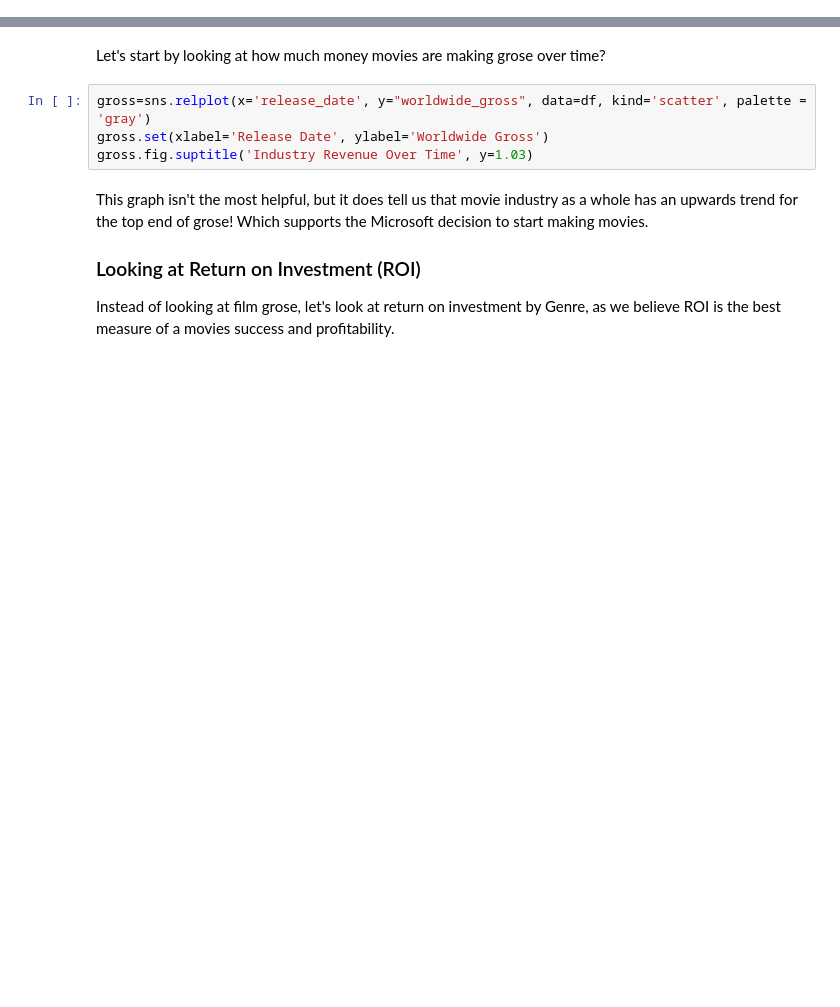
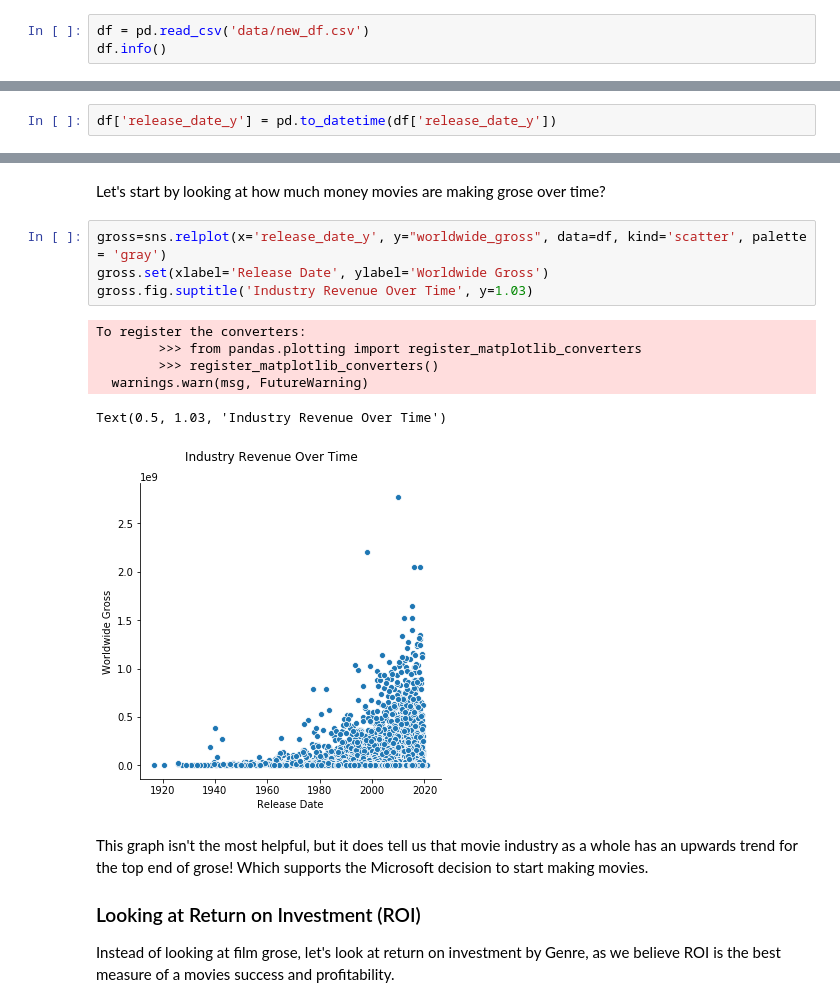
Before and after one commit to JillCarrie/Module1, a Jupyter notebook: Movie_Magic.ipynb, the cells around one changed output, grey strips where cells are left out. Cells and saved outputs as stored; diff of their text form; blank space fills up the shorter version.

```diff
--- a/Movie_Magic.ipynb
+++ b/Movie_Magic.ipynb
@@ -22,0 +20,3 @@ SyntaxError: invalid syntax (<ipython-input-2-1ae2c6b446ff>, line 7)
+# %%
+df = pd.read_csv('data/new_df.csv')
+df.info()
@@ -22,0 +41,2 @@ SyntaxError: invalid syntax (<ipython-input-2-1ae2c6b446ff>, line 7)
+# %%
+df['release_date_y'] = pd.to_datetime(df['release_date_y'])
@@ -25,9 +95,16 @@ SyntaxError: invalid syntax (<ipython-input-2-1ae2c6b446ff>, line 7)
 # %% [markdown]
 Let's start by looking at how much money movies are making grose over time?
 # %%
-gross=sns.relplot(x='release_date', y="worldwide_gross", data=df, kind='scatter', palette = 'gray')
+gross=sns.relplot(x='release_date_y', y="worldwide_gross", data=df, kind='scatter', palette = 'gray')
 gross.set(xlabel='Release Date', ylabel='Worldwide Gross')
 gross.fig.suptitle('Industry Revenue Over Time', y=1.03)
+# %% [output]
+To register the converters:
+        >>> from pandas.plotting import register_matplotlib_converters
+        >>> register_matplotlib_converters()
+  warnings.warn(msg, FutureWarning)
+Text(0.5, 1.03, 'Industry Revenue Over Time')
+[figure, added]
 # %% [markdown]
 This graph isn't the most helpful, but it does tell us that movie industry as a whole has an upwards trend for the top end of grose! Which supports the Microsoft decision to start making movies.
 
```
Also changed, not shown: parts of 11 cells of this notebook.
